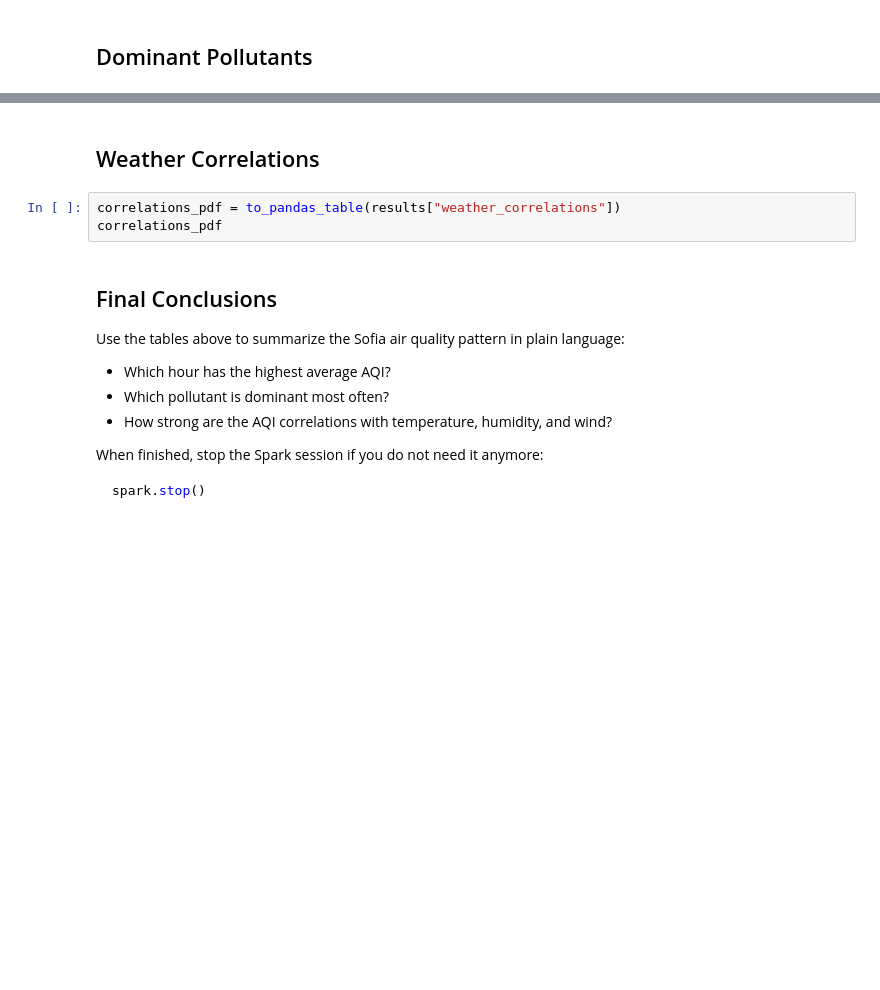
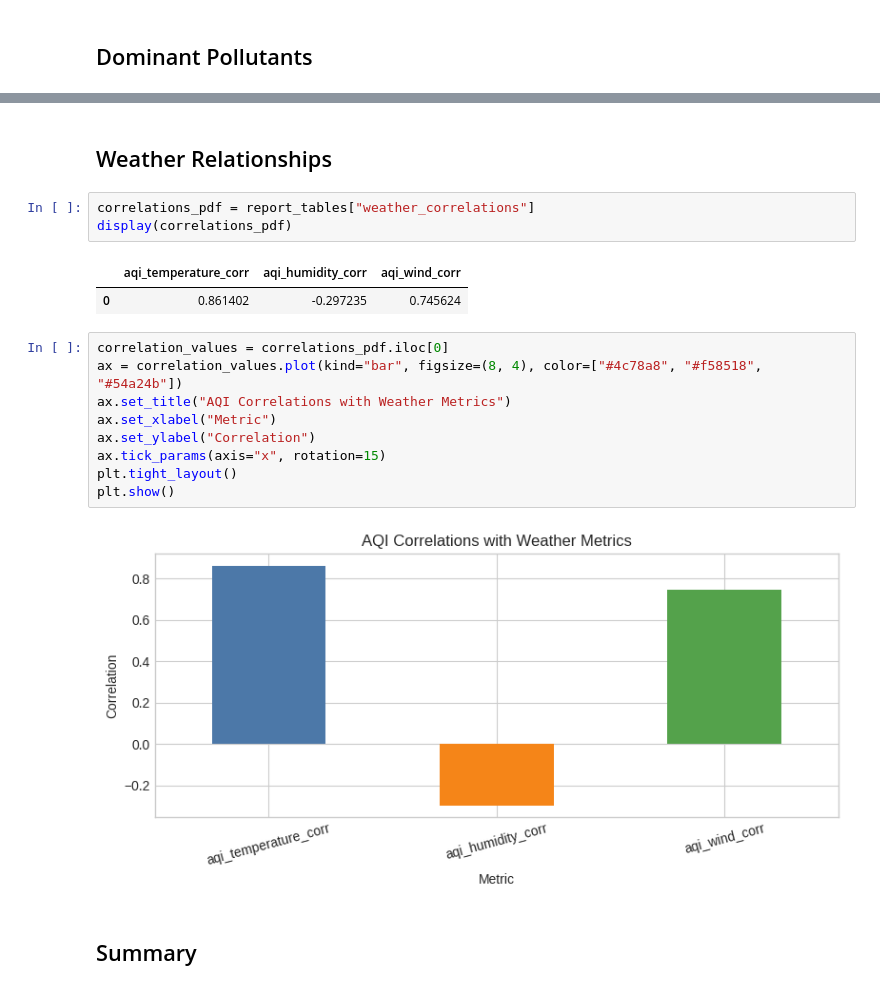
Before and after one commit to BozhidarMindov/real-time-air-quality-analytics-pipeline, a Jupyter notebook: notebooks/analytics.ipynb, the cells around one changed output, grey strips where cells are left out. Cells and saved outputs as stored; diff of their text form; blank space fills up the shorter version.

````diff
--- a/notebooks/analytics.ipynb
+++ b/notebooks/analytics.ipynb
@@ -77,19 +196,21 @@ plt.show()
 # %% [markdown]
-## Weather Correlations
+## Weather Relationships
 # %%
-correlations_pdf = to_pandas_table(results["weather_correlations"])
-correlations_pdf
+correlations_pdf = report_tables["weather_correlations"]
+display(correlations_pdf)
+# %% [output]
+|  | aqi_temperature_corr | aqi_humidity_corr | aqi_wind_corr |
+| 0 | 0.861402 | -0.297235 | 0.745624 |
-# %% [markdown]
-## Final Conclusions
-
-Use the tables above to summarize the Sofia air quality pattern in plain language:
-
-- Which hour has the highest average AQI?
-- Which pollutant is dominant most often?
-- How strong are the AQI correlations with temperature, humidity, and wind?
-
-When finished, stop the Spark session if you do not need it anymore:
-
-```python
-spark.stop()
-```
+# %%
+correlation_values = correlations_pdf.iloc[0]
+ax = correlation_values.plot(kind="bar", figsize=(8, 4), color=["#4c78a8", "#f58518", "#54a24b"])
+ax.set_title("AQI Correlations with Weather Metrics")
+ax.set_xlabel("Metric")
+ax.set_ylabel("Correlation")
+ax.tick_params(axis="x", rotation=15)
+plt.tight_layout()
+plt.show()
+# %% [output]
+[figure, added]
+# %% [markdown]
+## Summary
````
Also changed, not shown: parts of 22 cells of this notebook.
